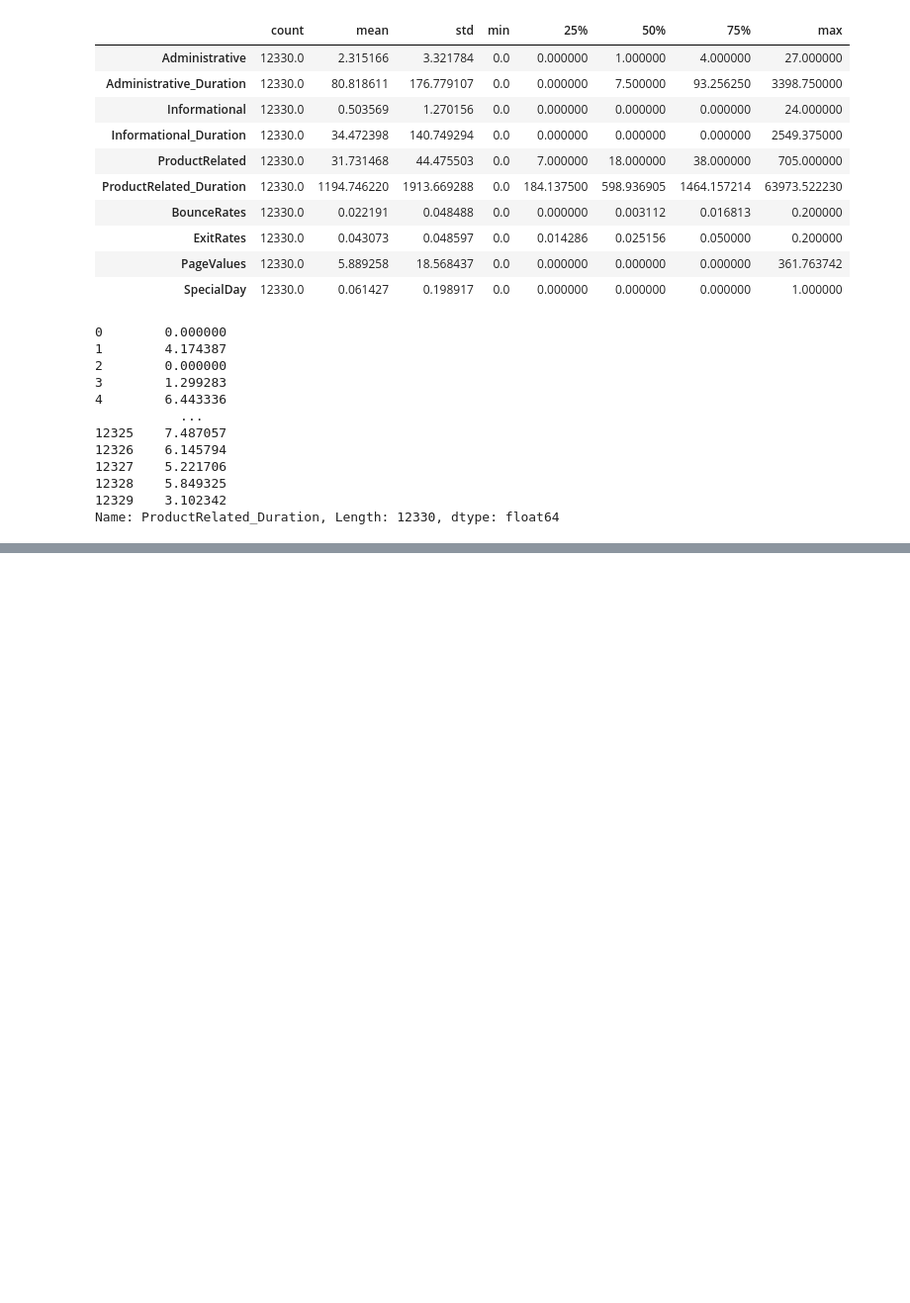
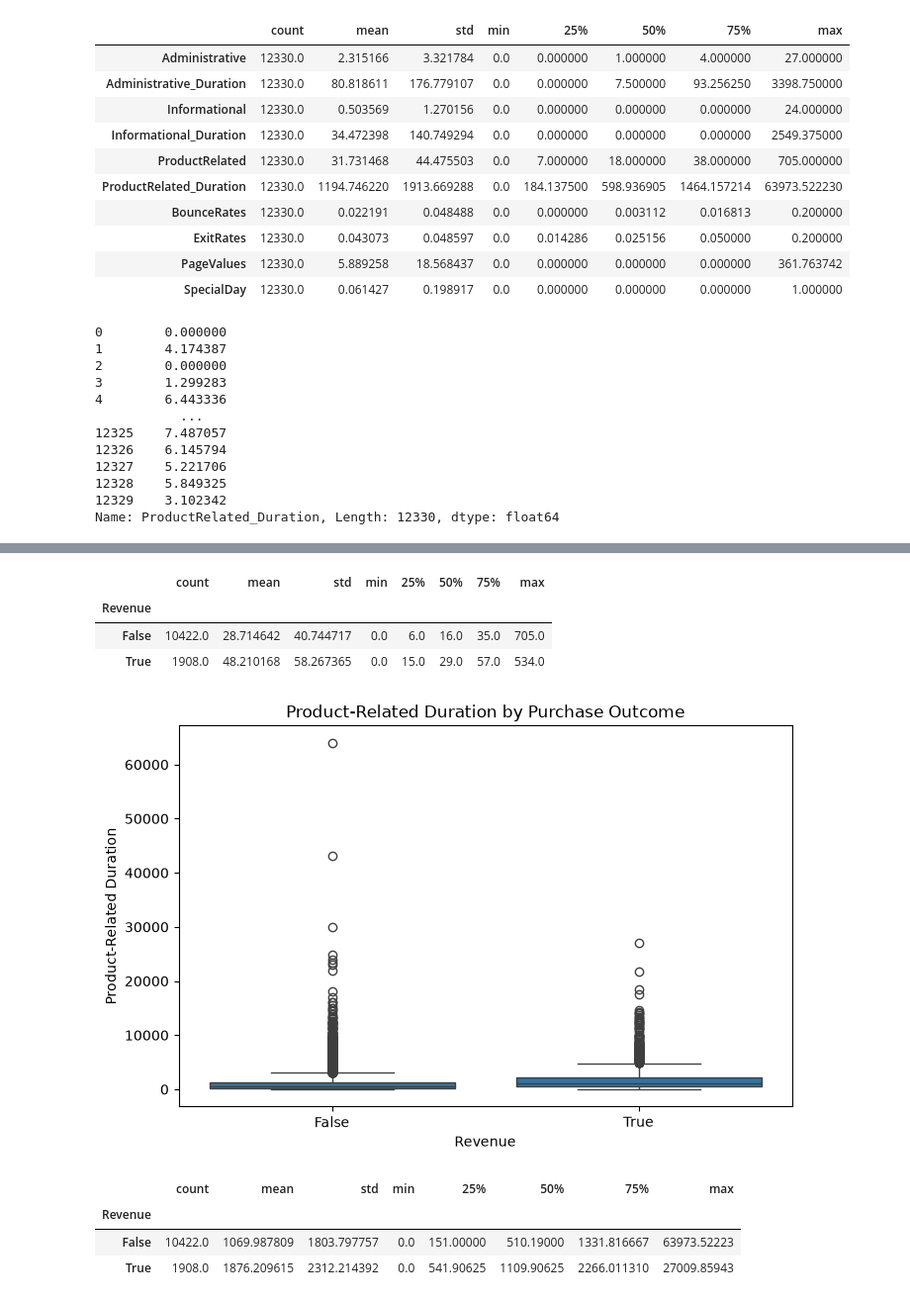
Before and after one commit to devdhruvsingh/ecommerce-purchase-predictions, a Jupyter notebook: notebooks/01_data_exploration.ipynb, the cells around one changed output, grey strips where cells are left out. Shown at 99% size. Saved outputs shown, nothing was run; the diff lists cells and outputs as text; code cells hidden in the pictures; blank space fills up the shorter version.

```diff
--- a/notebooks/01_data_exploration.ipynb
+++ b/notebooks/01_data_exploration.ipynb
@@ -446,0 +523,30 @@ Name: ProductRelated_Duration, Length: 12330, dtype: float64
+# %%
+df.groupby("Revenue")["ProductRelated"].describe()
+# %% [output]
+|  | count | mean | std | min | 25% | 50% | 75% | max |
+| Revenue |  |  |  |  |  |  |  |  |
+| False | 10422.0 | 28.714642 | 40.744717 | 0.0 | 6.0 | 16.0 | 35.0 | 705.0 |
+| True | 1908.0 | 48.210168 | 58.267365 | 0.0 | 15.0 | 29.0 | 57.0 | 534.0 |
+# %%
+plt.figure(figsize=(8, 5))
+
+sns.boxplot(
+    data=df,
+    x="Revenue",
+    y="ProductRelated_Duration"
+)
+
+plt.title("Product-Related Duration by Purchase Outcome")
+plt.xlabel("Revenue")
+plt.ylabel("Product-Related Duration")
+
+plt.show()
+# %% [output]
+[figure, added]
+# %%
+df.groupby("Revenue")["ProductRelated_Duration"].describe()
+# %% [output]
+|  | count | mean | std | min | 25% | 50% | 75% | max |
+| Revenue |  |  |  |  |  |  |  |  |
+| False | 10422.0 | 1069.987809 | 1803.797757 | 0.0 | 151.00000 | 510.19000 | 1331.816667 | 63973.52223 |
+| True | 1908.0 | 1876.209615 | 2312.214392 | 0.0 | 541.90625 | 1109.90625 | 2266.011310 | 27009.85943 |
```
Also changed, not shown: parts of 20 cells of this notebook.
